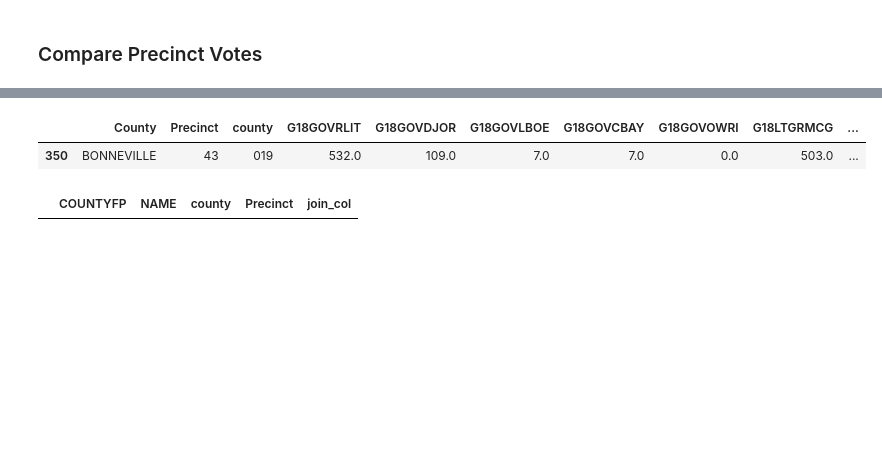
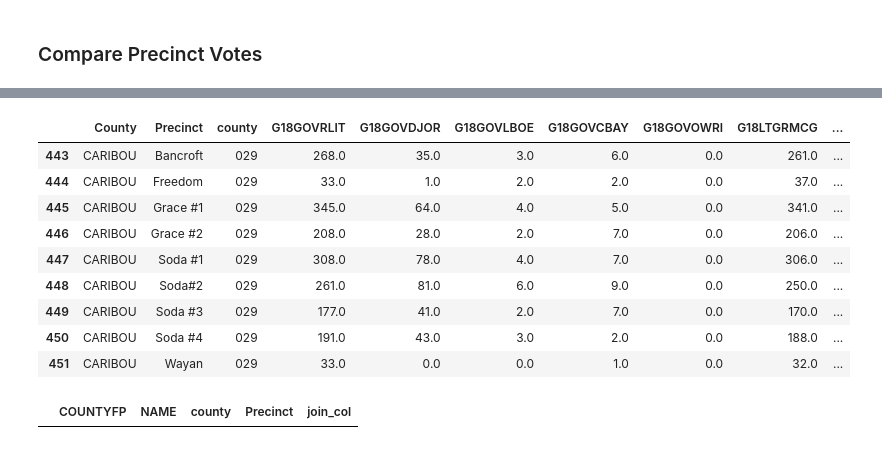
Before and after one commit to nonpartisan-redistricting-datahub/pdv-id, a Jupyter notebook: vest-id-2018/id_vest_2018.ipynb, the cells around one changed output, grey strips where cells are left out. Saved outputs shown, nothing was run; the diff lists cells and outputs as text; code cells hidden in the pictures; blank space fills up the shorter version.

```diff
--- a/vest-id-2018/id_vest_2018.ipynb
+++ b/vest-id-2018/id_vest_2018.ipynb
@@ -343,0 +442,17 @@ Doesn't look like there's any zero vote precincts to add.
+# %%
+election_results.loc[(election_results['County']== 'BANNOCK') & election_results['Precinct'].isin(Absentee_L28), 'County'] = 'BANNOCK_L28'
+election_results.loc[(election_results['County']== 'BANNOCK') & election_results['Precinct'].isin(Absentee_L29), 'County'] = 'BANNOCK_L29'
+election_results.loc[(election_results['County']== 'BONNEVILLE') & election_results['Precinct'].isin(Absentee_L30), 'County'] = 'BONNEVILLE_L30'
+election_results.loc[(election_results['County']== 'BONNEVILLE') & election_results['Precinct'].isin(Absentee_L32), 'County'] = 'BONNEVILLE_L32'
+election_results.loc[(election_results['County']== 'BONNEVILLE') & election_results['Precinct'].isin(Absentee_L33), 'County'] = 'BONNEVILLE_L33'
+election_results.loc[(election_results['County']== 'BONNEVILLE') & election_results['Precinct'].isin(Absentee_L34), 'County'] = 'BONNEVILLE_L34'
+election_results.loc[(election_results['County']== 'KOOTENAI') & election_results['Precinct'].isin(Absentee_L2), 'County'] = 'KOOTENAI_L2'
+election_results.loc[(election_results['County']== 'KOOTENAI') & election_results['Precinct'].isin(Absentee_L3), 'County'] = 'KOOTENAI_L3'
+election_results.loc[(election_results['County']== 'KOOTENAI') & election_results['Precinct'].isin(Absentee_L4), 'County'] = 'KOOTENAI_L4'
+election_results.loc[(election_results['County']== 'TWIN FALLS') & election_results['Precinct'].isin(Absentee_L23), 'County'] = 'TWIN FALLS_L23'
+election_results.loc[(election_results['County']== 'TWIN FALLS') & election_results['Precinct'].isin(Absentee_L24), 'County'] = 'TWIN FALLS_L24'
+election_results.loc[(election_results['County']== 'TWIN FALLS') & election_results['Precinct'].isin(Absentee_L25), 'County'] = 'TWIN FALLS_L25'
+# %%
+pd.set_option('display.max_rows', None)
+print(election_results[election_results['County'] == 'BONNEVILLE_L30'])
+pd.set_option('display.max_rows', 10)
@@ -494,0 +684,2 @@ See the caveats in the documentation: https://pandas.pydata.org/pandas-docs/stab
+# %%
+filtered_election['County'] = filtered_election['County'].apply(lambda x: x.split('_')[0])
@@ -695,9 +897,9 @@ source_vest_names_dict = {'005LAVA HOT SPRINGS 64': '005LAVE HOT SPRINGS 64',
  '029GRACE #1': '029GRACE 1',
  '029GRACE #2': '029GRACE 2',
  '029SODA #1': '029SODA 1',
- '029SODA #3': '029SODA 2',
- '029SODA #4': '029SODA 3',
- '029SODA#2': '029SODA 4',
+ '029SODA #3': '029SODA 3',
+ '029SODA #4': '029SODA 4',
+ '029SODA#2': '029SODA 2',
  "031STARRAH'S FERRY": "031STARRAH'S",
  '033#1': '033PRECINCT 1',
  '033#2': '033PRECINCT 2',
@@ -1028,8 +1230,16 @@ There are  1055 precinct results with a difference greater than 10
 # %%
-filtered_election[filtered_election['join_col'] == '01943']
+filtered_election[filtered_election['County'] == 'CARIBOU']
 # %% [output]
 |  | County | Precinct | county | G18GOVRLIT | G18GOVDJOR | G18GOVLBOE | G18GOVCBAY | G18GOVOWRI | G18LTGRMCG | ... |
-| 350 | BONNEVILLE | 43 | 019 | 532.0 | 109.0 | 7.0 | 7.0 | 0.0 | 503.0 | ... |
+| 443 | CARIBOU | Bancroft | 029 | 268.0 | 35.0 | 3.0 | 6.0 | 0.0 | 261.0 | ... |
+| 444 | CARIBOU | Freedom | 029 | 33.0 | 1.0 | 2.0 | 2.0 | 0.0 | 37.0 | ... |
+| 445 | CARIBOU | Grace #1 | 029 | 345.0 | 64.0 | 4.0 | 5.0 | 0.0 | 341.0 | ... |
+| 446 | CARIBOU | Grace #2 | 029 | 208.0 | 28.0 | 2.0 | 7.0 | 0.0 | 206.0 | ... |
+| 447 | CARIBOU | Soda #1 | 029 | 308.0 | 78.0 | 4.0 | 7.0 | 0.0 | 306.0 | ... |
+| 448 | CARIBOU | Soda#2 | 029 | 261.0 | 81.0 | 6.0 | 9.0 | 0.0 | 250.0 | ... |
+| 449 | CARIBOU | Soda #3 | 029 | 177.0 | 41.0 | 2.0 | 7.0 | 0.0 | 170.0 | ... |
+| 450 | CARIBOU | Soda #4 | 029 | 191.0 | 43.0 | 3.0 | 2.0 | 0.0 | 188.0 | ... |
+| 451 | CARIBOU | Wayan | 029 | 33.0 | 0.0 | 0.0 | 1.0 | 0.0 | 32.0 | ... |
 # %%
 pd.set_option('display.max_rows', 10)
 join_attempt_two[join_attempt_two['_merge'] != 'both'][['COUNTYFP','NAME','county','Precinct','join_col']]
```
Also changed, not shown: parts of 17 cells of this notebook.
